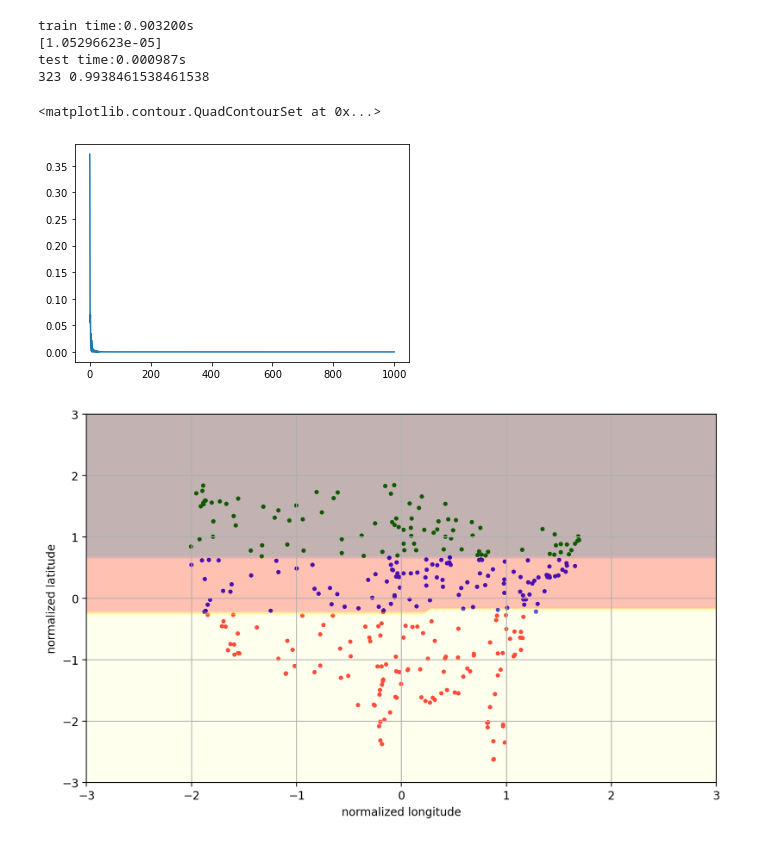
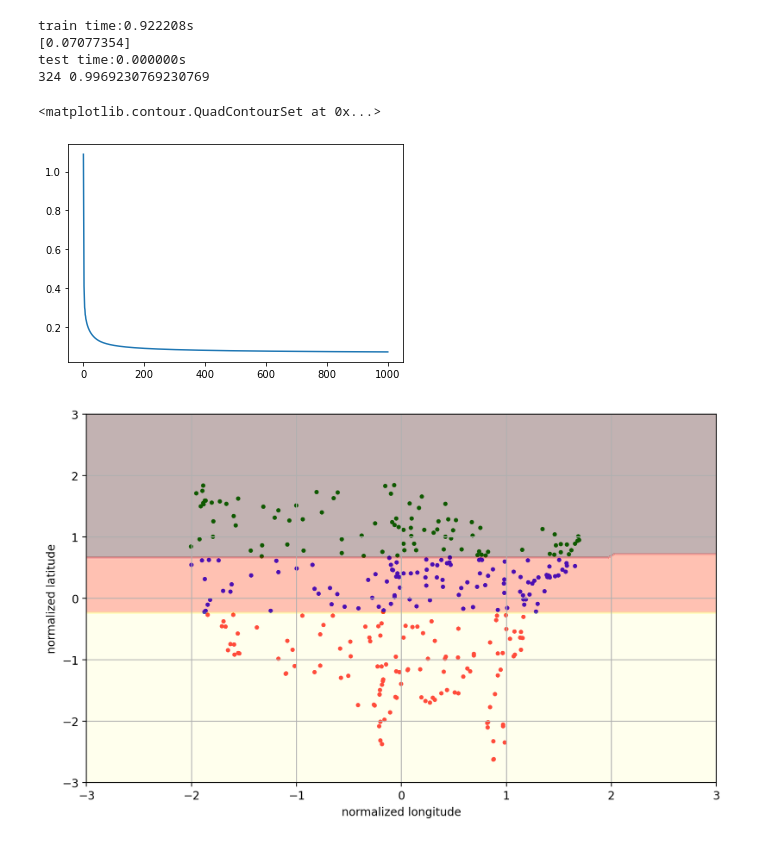
Before and after one commit to wolfwpk/Solar_Energy_classification, a Jupyter notebook: multiclass-perception-gradient.ipynb, the cells around one changed output. Saved outputs shown, nothing was run; the diff lists cells and outputs as text; code cells hidden in the pictures.

Commit message:
softmax

```diff
--- a/multiclass-perception-gradient.ipynb
+++ b/multiclass-perception-gradient.ipynb
@@ -41,7 +41,7 @@ C = 3 # No. of classes
 for i in range(length):
     if etr[i] < 320:
         classes[i]=0
-    elif 320 < etr[i] < 340:
+    elif 320 <= etr[i] < 340:
         classes[i]=1
     else:
         classes[i]=2
@@ -61,13 +61,19 @@ def model(x,w):
     a = w[0] + np.dot(x.T,w[1:])
     return a.T
 
+def softmax(x):
+    # max = np.max(x,axis=0,keepdims=True) #returns max of each row and keeps same dims
+    e_x = np.exp(x) #subtracts each row with its max value
+    sum = np.sum(e_x,axis=0,keepdims=True) #returns sum of each row and keeps same dims
+    return np.log(sum)
+
 # multiclass perceptron cost function
 lam = 0.01 # reg param
 def multiclass_perceptron(w):
     # pre-compute predictions on all points
     all_evals = model(x,w)
     # compute max across data points
-    a = np.max(all_evals,axis = 0)
+    a = softmax(all_evals)#,axis=0
     # compute cost in compact form using numpy broadcasting
     b = all_evals[y.astype(int),np.arange(np.size(y))]
     cost = np.sum(a-b)
@@ -90,7 +96,7 @@ def gradient_descent(g, step, max_its, w):
         grad_eval = gradient(w_flat)
         grad_eval_norm = grad_eval / np.linalg.norm(grad_eval)
         # take grad descent step
-        alpha = 1/(k+1)
+        alpha = 5/(k+1)
         w_flat = w_flat - alpha*grad_eval_norm
         # record weight and cost
         weight_history.append(w_flat)
@@ -121,36 +127,36 @@ plt.figure(figsize=(10,6),dpi=200)
 plt.grid(1)
 plt.xlabel('normalized longitude')
 plt.ylabel('normalized latitude')
 plt.xlim(-3, 3)
 plt.ylim(-3, 3)
 for target in range(test_length):
     plt.scatter(x_norm[target], y_norm[target], c=colors[classes[target]],s=8)
 
 #verify test dataset
 data_verify = np.c_[x_test,y_test].T
 test_start = time.time()
 verify_result = z=np.argmax(model(data_verify, wp),axis=0)
 test_end = time.time()
 print("test time:%fs"%(test_end-test_start))
 true_number = 0
 for i in range(test_length):
     if verify_result[i] == classes_test[i]:
         true_number = true_number +1
 print(true_number, true_number/test_length)
 
 #plot classes area
 xp1, xp2 = np.meshgrid(np.linspace(-3, 3,100),np.linspace(-3, 3, 100))
 xp1_v = xp1.reshape(-1,1)
 xp2_v = xp2.reshape(-1,1)
 Xp_data = np.append(xp1_v,xp2_v,axis=1)
 classes_area=np.argmax(model(Xp_data.T,wp),axis=0)
 classes_area=classes_area.reshape(xp1.shape)
 plt.contourf(xp1,xp2,classes_area,cmap=plt.cm.hot, alpha=.3)
 # %% [output]
-train time:0.903200s
-[1.05296623e-05]
-test time:0.000987s
-323 0.9938461538461538
+train time:0.922208s
+[0.07077354]
+test time:0.000000s
+324 0.9969230769230769
 <matplotlib.contour.QuadContourSet at 0x...>
-[figure, old version]
+[figure, new version]
 [figure]
```
Also changed, not shown: 3 other files.
